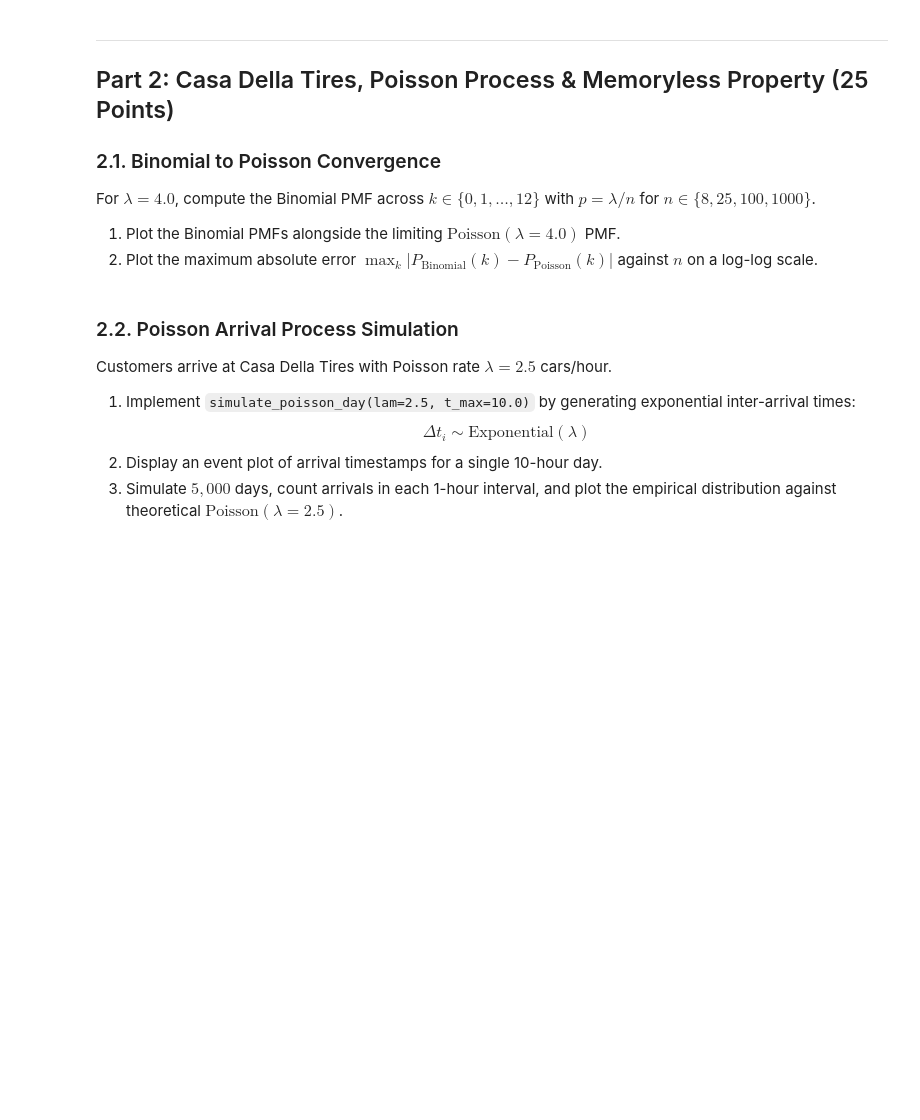
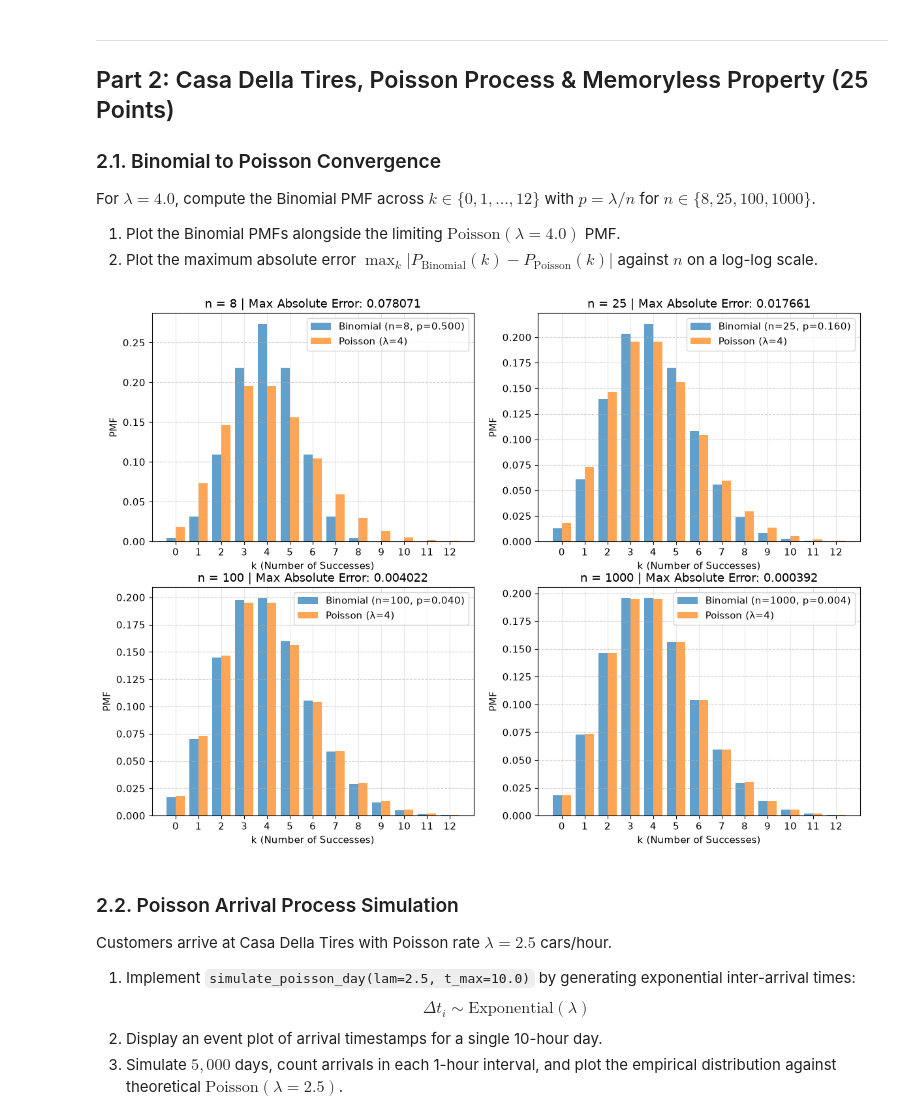
Before and after one commit to AmirrezaNasiri85/UT, a Jupyter notebook: EPS/CA2/CA2_Notebook.ipynb, the cells around one changed output. Drawn from its saved outputs; the diff is of its cells as text; code cells hidden in the pictures; blank space fills up the shorter version.

```diff
--- a/EPS/CA2/CA2_Notebook.ipynb
+++ b/EPS/CA2/CA2_Notebook.ipynb
@@ -135,8 +224,32 @@ For $\lambda = 4.0$, compute the Binomial PMF across $k \in \{0, 1, \dots, 12\}$
 # %%
 # TODO: Implement and plot Binomial-to-Poisson convergence and error decay
 lam = 4.0
 n_values = [8, 25, 100, 1000]
 k_vals = np.arange(0, 13)
+
+# Simulations
+possion_pmf = stats.poisson.pmf(k_vals, lam)
+
+plt.figure(figsize=(14, 10))
+
+for i, n in enumerate(n_values):
+    prob = lam / n
+    bionominal_pmf = stats.binom.pmf(k_vals, n, prob)
+
+    max_error = np.max(np.abs(possion_pmf - bionominal_pmf))
+
+    plt.subplot(2, 2, i+1)
+    plt.bar(k_vals - 0.2, bionominal_pmf, width=0.4, label=f'Binomial (n={n}, p={prob:.3f})', alpha=0.7)
+    plt.bar(k_vals + 0.2, possion_pmf, width=0.4, label='Poisson (λ=4)', alpha=0.7)
+
+    plt.title(f'n = {n} | Max Absolute Error: {max_error:.6f}')
+    plt.xlabel('k (Number of Successes)')
+    plt.ylabel('PMF')
+    plt.xticks(k_vals)
+    plt.legend()
+    plt.grid(axis='y', linestyle='--', alpha=0.6)
+# %% [output]
+[figure, added]
 # %% [markdown]
 ### 2.2. Poisson Arrival Process Simulation
 Customers arrive at Casa Della Tires with Poisson rate $\lambda = 2.5$ cars/hour.
```
Also changed, not shown: parts of 7 cells of this notebook, 2 other files.
